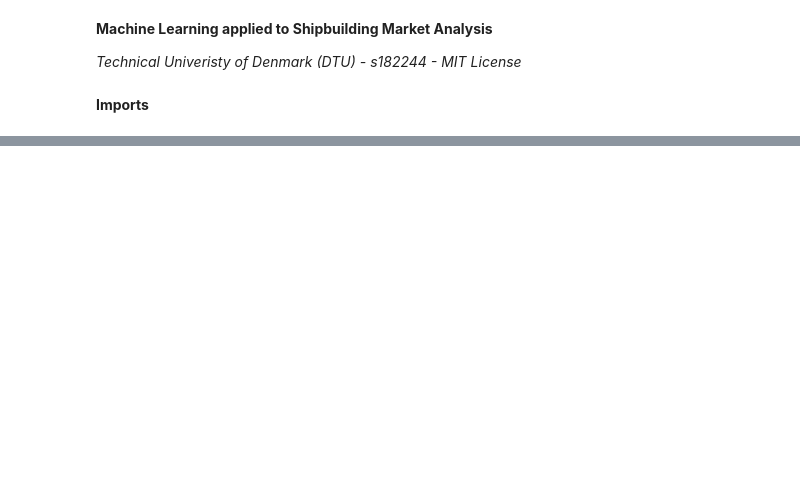
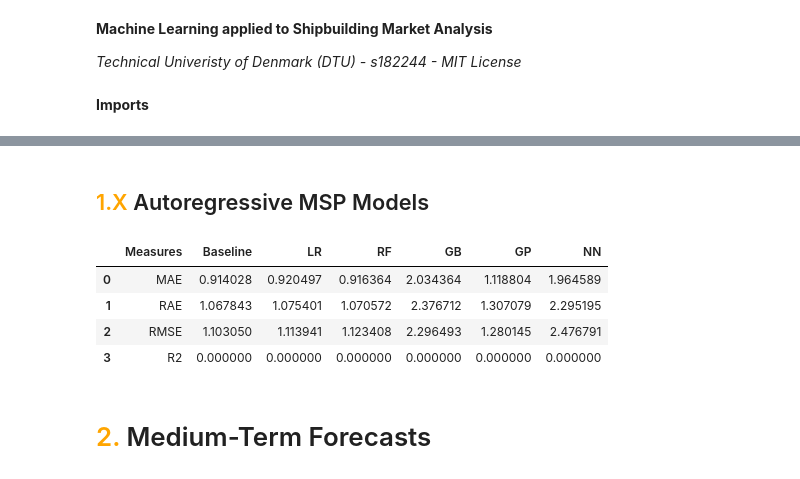
Before and after one commit to s182244/shipbuilding, a Jupyter notebook: forecasting.ipynb, the cells around one changed output, grey strips where cells are left out. Saved outputs shown, nothing was run; the diff lists cells and outputs as text; code cells hidden in the pictures; blank space fills up the shorter version.

```diff
--- a/forecasting.ipynb
+++ b/forecasting.ipynb
@@ -166,0 +130,34 @@ plot_pred(y_pred, idX_test, 999999, y_true, idX_test, show=True, save=path_fig+'
+# %% [markdown]
+## <font color=orange> 1.X </font> Autoregressive MSP Models
+# %%
+model_type = 'short-msp-ar'
+
+#Data
+X_selector = Selector(indIDs= ['999999'])
+y_selector = Selector(indIDs= ['999999'])
+B_selector = Selector(indIDs= ['999999'])
+X_selector.set_params(**X_params)
+y_selector.set_params(**y_params)
+B_selector.set_params(**B_params)
+
+#Predictions
+predictions = pd.DataFrame(y_true, index=idX_test, columns=['y_true'])
+for estimator, name in zip(estimators, names):
+    model = Model(X_selector, y_selector, estimator())
+    if name=='Baseline':
+        model = Model(B_selector, y_selector, estimator()) #Baseline needs only lagged targets as inputs
+    model.fit(idX_train)
+    y_pred = model.predict_steps(idX_test)
+    y_pred = inverse_transform(y_pred.reshape(-1), '999999', ts.columns)
+    predictions[name] = y_pred
+    plot_pred(y_pred, idX_test, 999999, y_true, idX_test, show=False, save=path_fig+'forecasting/'+model_type+'-'+name+'.pdf')
+
+get_scores(predictions, names, model_type)
+# %% [output]
+|  | Measures | Baseline | LR | RF | GB | GP | NN |
+| 0 | MAE | 0.914028 | 0.920497 | 0.916364 | 2.034364 | 1.118804 | 1.964589 |
+| 1 | RAE | 1.067843 | 1.075401 | 1.070572 | 2.376712 | 1.307079 | 2.295195 |
+| 2 | RMSE | 1.103050 | 1.113941 | 1.123408 | 2.296493 | 1.280145 | 2.476791 |
+| 3 | R2 | 0.000000 | 0.000000 | 0.000000 | 0.000000 | 0.000000 | 0.000000 |
+# %% [markdown]
+# <font color=orange> 2. </font> Medium-Term Forecasts
```
Also changed, not shown: parts of 45 cells of this notebook, 2 other files.
